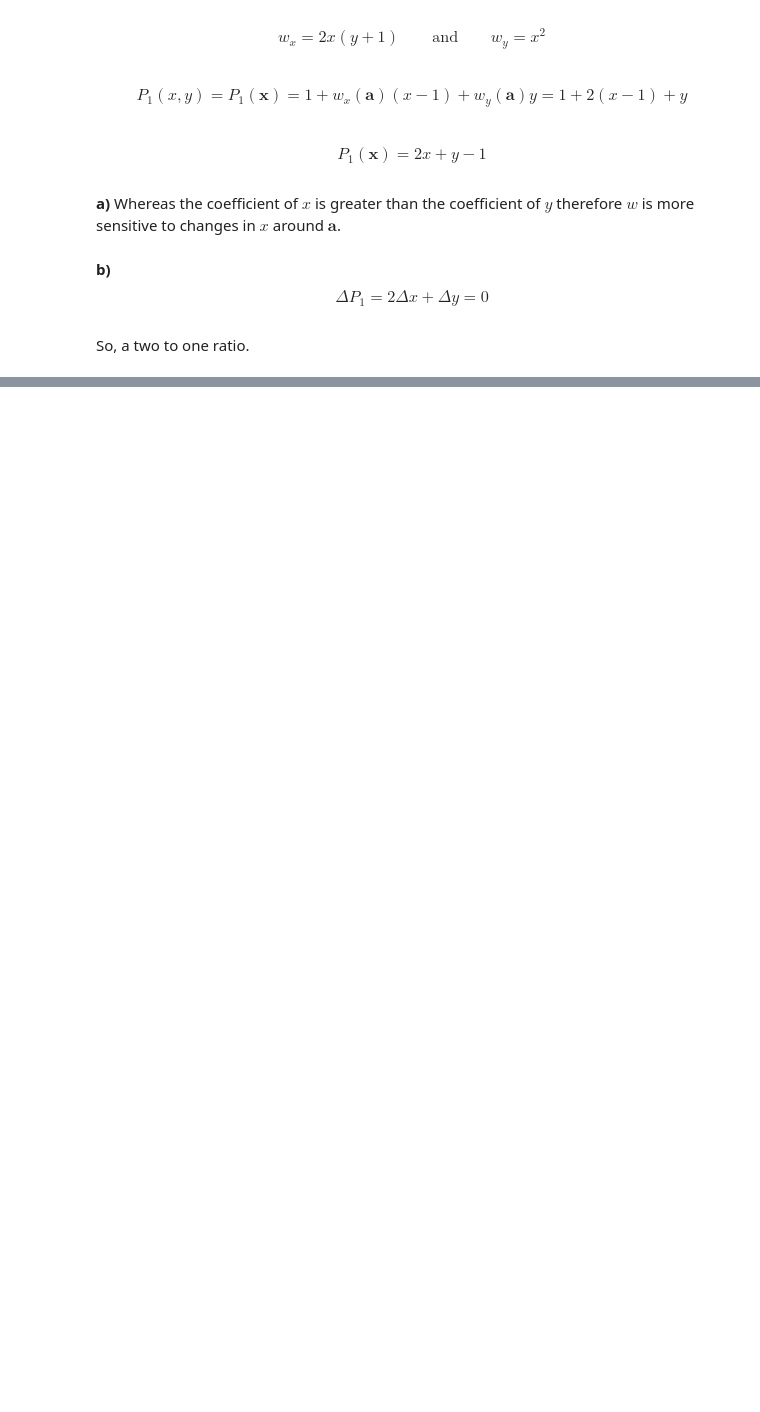
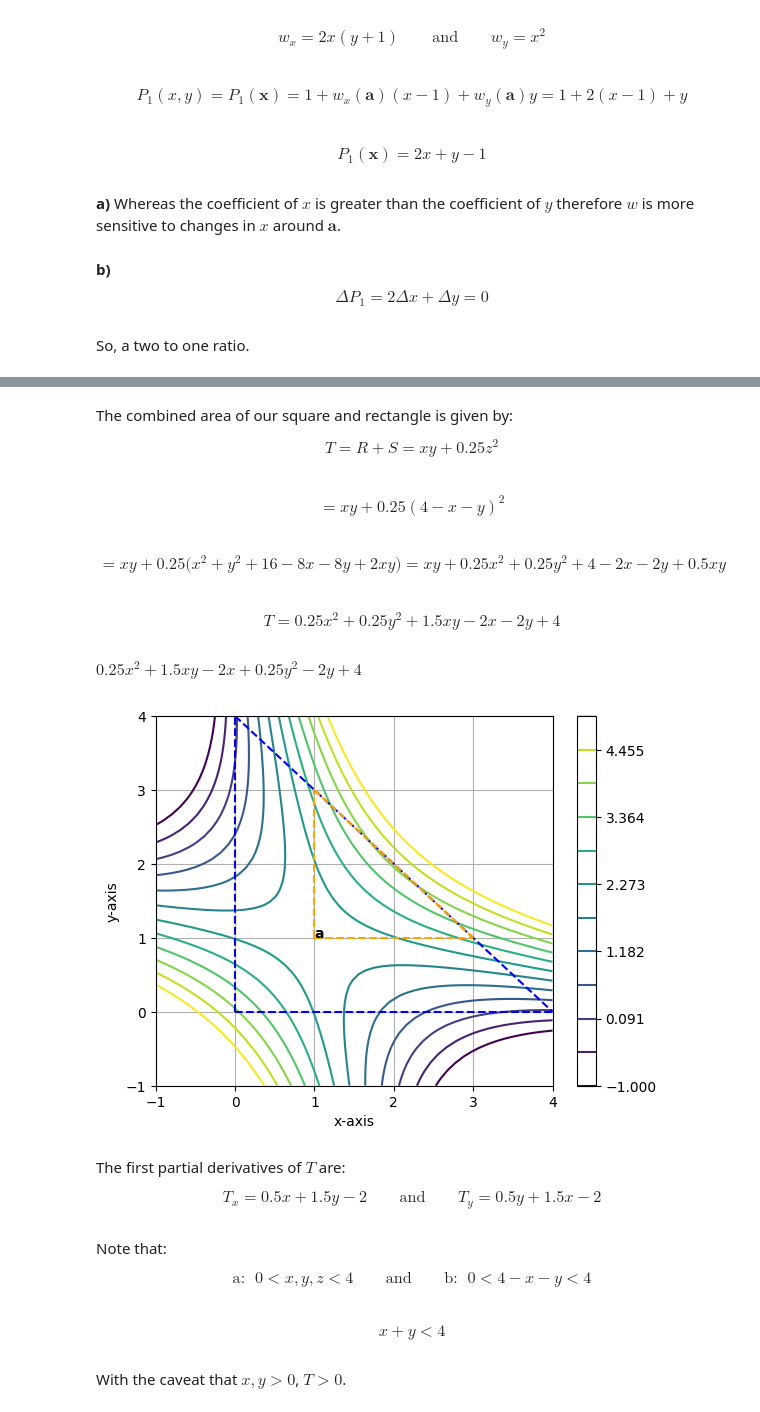
Before and after one commit to jordandll/MultivariableCalculus, a Jupyter notebook: PartialDerivatives/PartA/psets/pset4.ipynb, the cells around one changed output, grey strips where cells are left out. Cells and saved outputs as stored; diff of their text form; code cells hidden in the pictures; blank space fills up the shorter version.

```diff
--- a/PartialDerivatives/PartA/psets/pset4.ipynb
+++ b/PartialDerivatives/PartA/psets/pset4.ipynb
@@ -244,0 +770,47 @@ So, a two to one ratio.
+# %% [markdown]
+The combined area of our square and rectangle is given by:
+
+\begin{equation}\tag{6.2}
+    T = R+S = xy + 0.25z^2
+\end{equation}
+# %% [markdown]
+$$ = xy + 0.25(4 - x- y)^2$$
+# %% [markdown]
+$$ = xy + 0.25\big(x^2+y^2+16 -8x -8y + 2xy\big) = xy + 0.25x^2 + 0.25y^2 + 4 - 2x - 2y + 0.5xy$$
+# %% [markdown]
+\begin{equation}\tag{6.2}
+    T = 0.25x^2+0.25y^2 + 1.5xy -2x - 2y + 4
+\end{equation}
+# %%
+x, y = sp.symbols('x y')
+T = 0.25*x**2 + 0.25*y**2 + 1.5*x*y - 2*x - 2*y + 4; T
+# %% [output]
+$\displaystyle 0.25 x^{2} + 1.5 x y - 2 x + 0.25 y^{2} - 2 y + 4$
+# %%
+x = np.linspace(-1,4,num=50)
+y = np.linspace(-1,4,num=50)
+x, y = np.meshgrid(x,y)
+t = np.linspace(0,4,num=25)
+f = 4 - t
+T = 0.25*x**2 + 0.25*y**2 + 1.5*x*y - 2*x - 2*y + 4
+
+fig, ax = plt.subplots()
+ax.set_xlabel('x-axis')
+ax.set_ylabel('y-axis')
+ax.grid()
+
+cs = ax.contour(x,y,T,levels=np.linspace(-1,5,num=12))
+# Plot big triangle.
+ax.plot(t,f,[0 for i in range(10)],np.linspace(0,4,num=10),np.linspace(0,4,num=10),[0 for i in range (10)],color='b',ls='--')
+# Plot small triangle.
+xx = np.linspace(1,3,num=10)
+ax.plot(xx,[1 for i in range(10)],[1 for i in range(10)],xx,xx,4-xx,color='orange',ls='--')
+ax.plot([1],[1],'r')
+ax.annotate(r'$\mathbf{a}$',(1,1))
+cb = fig.colorbar(cs)
+# %% [output]
+[figure, added]
+# %% [markdown]
+The first partial derivatives of $T$ are:
+
+$$ T_x = 0.5x + 1.5y - 2 \quad\quad\text{and}\quad\quad T_y = 0.5y + 1.5x - 2$$
@@ -244,0 +819,12 @@ So, a two to one ratio.
+# %% [markdown]
+Note that:
+
+\begin{equation}\tag{6.1}
+    \text{a: }\;0 < x,y,z < 4  \quad\quad\text{and}\quad\quad \text{b: }\;0 < 4 - x - y < 4
+\end{equation}
+# %% [markdown]
+\begin{equation}\tag{6.1b}
+    x + y < 4
+\end{equation}
+# %% [markdown]
+With the caveat that $x,y>0$, $T>0$.
```
Also changed, not shown: parts of 204 cells of this notebook.
